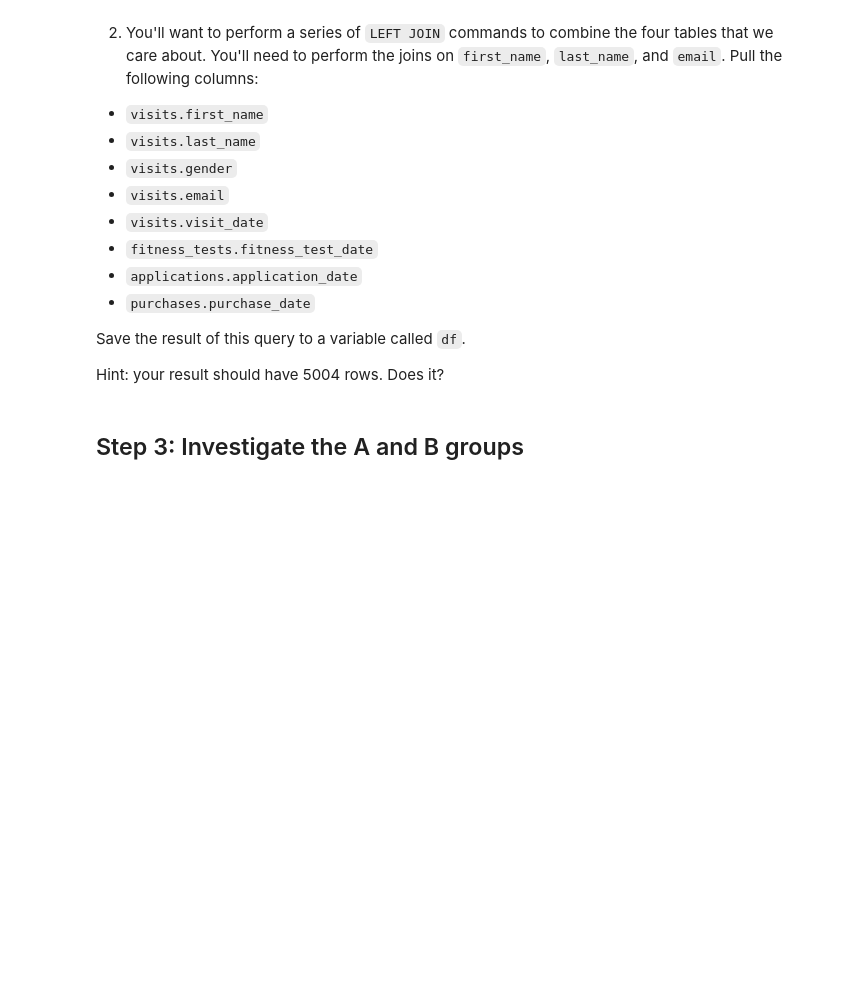
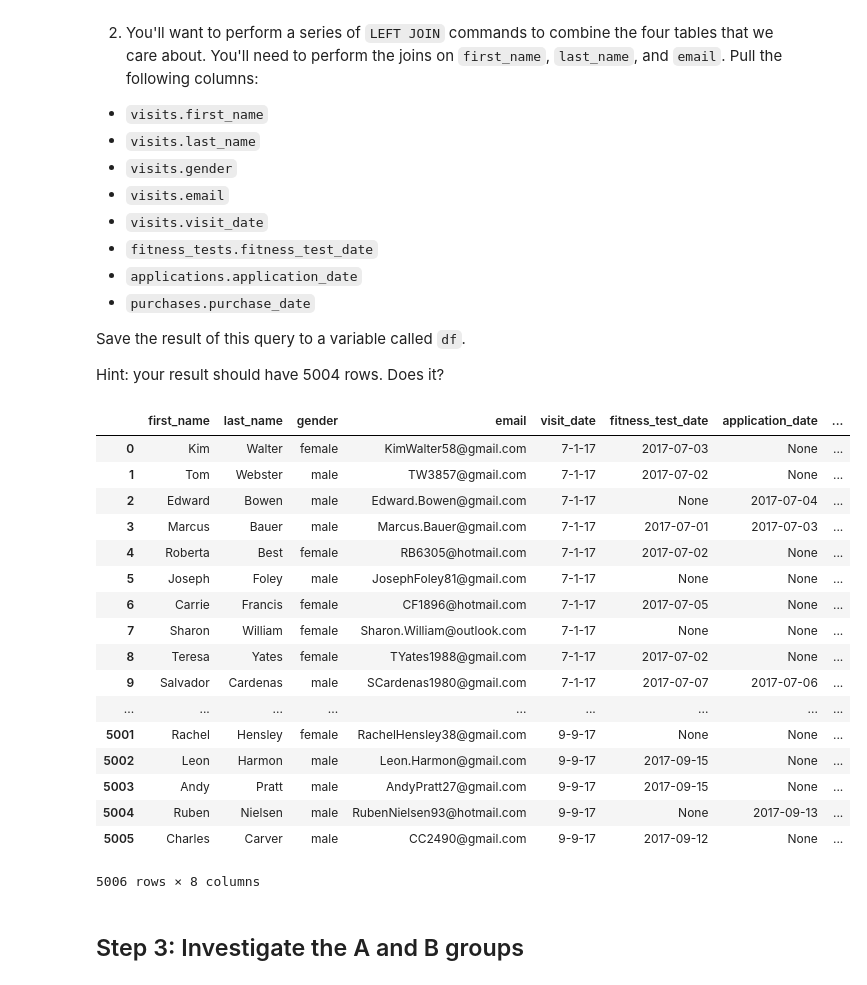
Before and after one commit to carmelhm/musclehub, a Jupyter notebook: input/musclehub.ipynb, the cells around one changed output. Cells and saved outputs as stored; diff of their text form; code cells hidden in the pictures; blank space fills up the shorter version.

```diff
--- a/input/musclehub.ipynb
+++ b/input/musclehub.ipynb
@@ -70,6 +121,42 @@ We'd like to download a giant DataFrame containing all of this data.  You'll nee
 Save the result of this query to a variable called `df`.
 
 Hint: your result should have 5004 rows.  Does it?
+# %%
+# I assume that the email address is a primary key (unique id on the table)
+sql_query('''
+SELECT visits.first_name,
+        visits.last_name,
+        visits.gender,
+        visits.email,
+        visits.visit_date,
+        fitness_tests.fitness_test_date,
+        applications.application_date,
+        purchases.purchase_date
+FROM visits
+LEFT JOIN fitness_tests ON fitness_tests.email = visits.email
+LEFT JOIN applications ON applications.email = visits.email
+LEFT JOIN purchases ON purchases.email = visits.email
+WHERE visits.visit_date >= '7-1-17'
+''')
+# %% [output]
+|  | first_name | last_name | gender | email | visit_date | fitness_test_date | application_date | ... |
+| 0 | Kim | Walter | female | KimWalter58@gmail.com | 7-1-17 | 2017-07-03 | None | ... |
+| 1 | Tom | Webster | male | TW3857@gmail.com | 7-1-17 | 2017-07-02 | None | ... |
+| 2 | Edward | Bowen | male | Edward.Bowen@gmail.com | 7-1-17 | None | 2017-07-04 | ... |
+| 3 | Marcus | Bauer | male | Marcus.Bauer@gmail.com | 7-1-17 | 2017-07-01 | 2017-07-03 | ... |
+| 4 | Roberta | Best | female | RB6305@hotmail.com | 7-1-17 | 2017-07-02 | None | ... |
+| 5 | Joseph | Foley | male | JosephFoley81@gmail.com | 7-1-17 | None | None | ... |
+| 6 | Carrie | Francis | female | CF1896@hotmail.com | 7-1-17 | 2017-07-05 | None | ... |
+| 7 | Sharon | William | female | Sharon.William@outlook.com | 7-1-17 | None | None | ... |
+| 8 | Teresa | Yates | female | TYates1988@gmail.com | 7-1-17 | 2017-07-02 | None | ... |
+| 9 | Salvador | Cardenas | male | SCardenas1980@gmail.com | 7-1-17 | 2017-07-07 | 2017-07-06 | ... |
+| ... | ... | ... | ... | ... | ... | ... | ... | ... |
+| 5001 | Rachel | Hensley | female | RachelHensley38@gmail.com | 9-9-17 | None | None | ... |
+| 5002 | Leon | Harmon | male | Leon.Harmon@gmail.com | 9-9-17 | 2017-09-15 | None | ... |
+| 5003 | Andy | Pratt | male | AndyPratt27@gmail.com | 9-9-17 | 2017-09-15 | None | ... |
+| 5004 | Ruben | Nielsen | male | RubenNielsen93@hotmail.com | 9-9-17 | None | 2017-09-13 | ... |
+| 5005 | Charles | Carver | male | CC2490@gmail.com | 9-9-17 | 2017-09-12 | None | ... |
+5006 rows × 8 columns
 # %% [markdown]
 ## Step 3: Investigate the A and B groups
 # %% [markdown]
```
Also changed, not shown: parts of 4 cells of this notebook.
